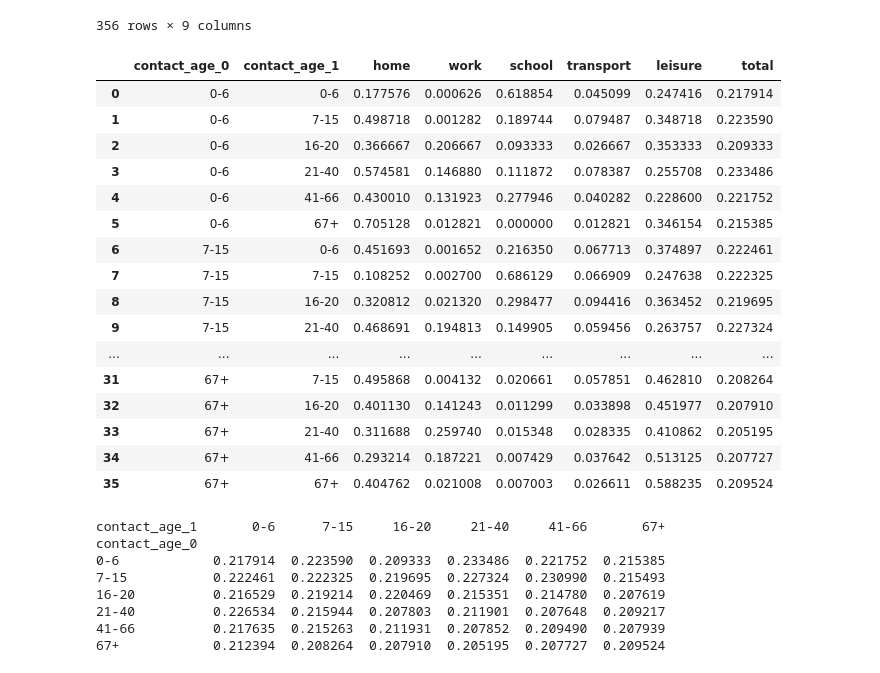
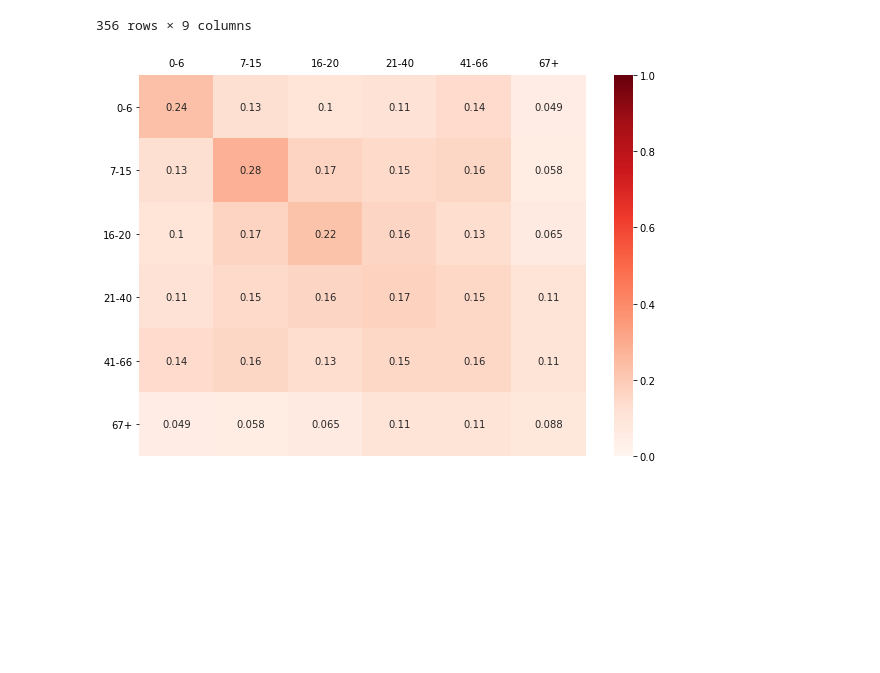
Before and after one commit to bendiknordeng/Epidemiologic-Strategies, a Jupyter notebook: pop.ipynb, the cells around one changed output. Saved outputs shown, nothing was run; the diff lists cells and outputs as text; code cells hidden in the pictures; blank space fills up the shorter version.

```diff
--- a/pop.ipynb
+++ b/pop.ipynb
@@ -29,45 +52,33 @@ df = pd.read_csv('data/contact_data.csv')
 df.contact_age_0 = pd.cut(df['contact_age_0'], bins=bins+[110], labels=labels, include_lowest=True)
 df.contact_age_1 = pd.cut(df['contact_age_1'], bins=bins+[110], labels=labels, include_lowest=True)
 df_mat = pd.DataFrame(df[df.columns[:-2]].groupby(['contact_age_0', 'contact_age_1']).mean()).reset_index()
-df_mat['total'] = (df_mat.home + df_mat.work + df_mat.school + df_mat.transport + df_mat.leisure)/5
-N = population[population.columns[2:-1]].sum().to_numpy()
+
+N_eu = pd.read_csv('data/population_europe_2008.csv')
+N_eu.age = pd.cut(N_eu['age'], bins=bins+[110], labels=labels, include_lowest=True)
+N_eu = N_eu.groupby('age').sum()['population']
+N_eu_tot = N_eu.sum()
+N_norway = population[population.columns[2:-1]].sum()
+N_norway_tot = np.sum(N_norway)
 matrices = []
-# for col in ['home', 'work', 'school', 'transport', 'leisure']:
-#     matrix = pd.pivot_table(df_mat, values=col, index='contact_age_0', columns='contact_age_1').to_numpy()
-#     symmetric_matrix = np.zeros((matrix.shape))
-#     for i in range(len(N)):
-#         for j in range(len(N)):
-#             symmetric_matrix[i][j] = 1/(N[i]+N[j]) * (matrix[i][j] * N[i] + matrix[j][i] * N[j])
-#     matrices.append(symmetric_matrix)
+for col in ['home', 'work', 'school', 'transport', 'leisure']:
+    matrix = pd.pivot_table(df_mat, values=col, index='contact_age_0', columns='contact_age_1')
+    corrected_matrix = np.zeros((matrix.shape))
+    for i, a_i in enumerate(labels):
+        for j, a_j in enumerate(labels):
+            corrected_matrix[i][j] = matrix[a_i][a_j] * (N_eu_tot * N_norway[a_j])/(N_eu[a_j] * N_norway_tot) # Density correction
+    symmetric_matrix = np.zeros((matrix.shape))
+    for i, a_i in enumerate(labels):
+        for j, a_j in enumerate(labels):
+            symmetric_matrix[i][j] = 1/(N_norway[a_i]+N_norway[a_j]) * (corrected_matrix[i][j] * N_norway[a_i] + corrected_matrix[j][i] * N_norway[a_j]) # Symmetry
+    matrices.append(symmetric_matrix)
-# %%
-df_mat
-# %% [output]
-|  | contact_age_0 | contact_age_1 | home | work | school | transport | leisure | total |
-| 0 | 0-6 | 0-6 | 0.177576 | 0.000626 | 0.618854 | 0.045099 | 0.247416 | 0.217914 |
-| 1 | 0-6 | 7-15 | 0.498718 | 0.001282 | 0.189744 | 0.079487 | 0.348718 | 0.223590 |
-| 2 | 0-6 | 16-20 | 0.366667 | 0.206667 | 0.093333 | 0.026667 | 0.353333 | 0.209333 |
-| 3 | 0-6 | 21-40 | 0.574581 | 0.146880 | 0.111872 | 0.078387 | 0.255708 | 0.233486 |
-| 4 | 0-6 | 41-66 | 0.430010 | 0.131923 | 0.277946 | 0.040282 | 0.228600 | 0.221752 |
-| 5 | 0-6 | 67+ | 0.705128 | 0.012821 | 0.000000 | 0.012821 | 0.346154 | 0.215385 |
-| 6 | 7-15 | 0-6 | 0.451693 | 0.001652 | 0.216350 | 0.067713 | 0.374897 | 0.222461 |
-| 7 | 7-15 | 7-15 | 0.108252 | 0.002700 | 0.686129 | 0.066909 | 0.247638 | 0.222325 |
-| 8 | 7-15 | 16-20 | 0.320812 | 0.021320 | 0.298477 | 0.094416 | 0.363452 | 0.219695 |
-| 9 | 7-15 | 21-40 | 0.468691 | 0.194813 | 0.149905 | 0.059456 | 0.263757 | 0.227324 |
-| ... | ... | ... | ... | ... | ... | ... | ... | ... |
-| 31 | 67+ | 7-15 | 0.495868 | 0.004132 | 0.020661 | 0.057851 | 0.462810 | 0.208264 |
-| 32 | 67+ | 16-20 | 0.401130 | 0.141243 | 0.011299 | 0.033898 | 0.451977 | 0.207910 |
-| 33 | 67+ | 21-40 | 0.311688 | 0.259740 | 0.015348 | 0.028335 | 0.410862 | 0.205195 |
-| 34 | 67+ | 41-66 | 0.293214 | 0.187221 | 0.007429 | 0.037642 | 0.513125 | 0.207727 |
-| 35 | 67+ | 67+ | 0.404762 | 0.021008 | 0.007003 | 0.026611 | 0.588235 | 0.209524 |
-# %%
-matrix = pd.pivot_table(df_mat, values='total', index='contact_age_0', columns='contact_age_1')
-print(matrix)
-# %% [output]
-contact_age_1       0-6      7-15     16-20     21-40     41-66       67+
-contact_age_0
-0-6            0.217914  0.223590  0.209333  0.233486  0.221752  0.215385
-7-15           0.222461  0.222325  0.219695  0.227324  0.230990  0.215493
-16-20          0.216529  0.219214  0.220469  0.215351  0.214780  0.207619
-21-40          0.226534  0.215944  0.207803  0.211901  0.207648  0.209217
-41-66          0.217635  0.215263  0.211931  0.207852  0.209490  0.207939
-67+            0.212394  0.208264  0.207910  0.205195  0.207727  0.209524
+# %%
+weights = [0,0.3,0.3,0.1,0.2]
+combined = np.sum(np.array([np.array(matrices[i])*weights[i] for i in range(len(matrices))]), axis=0)
+# %%
+plt.figure(figsize = (10,7))
+sns.heatmap(combined, annot=True, vmin=0, vmax=1, cmap="Reds", xticklabels=labels, yticklabels=labels)
+plt.tick_params(axis='both', which='major', labelsize=10, labelbottom=False, bottom=False, top=False, labeltop=True)
+plt.yticks(rotation=0)
+plt.show()
+# %% [output]
+[figure, added]
```
Also changed, not shown: parts of 3 cells of this notebook, 5 other files.
